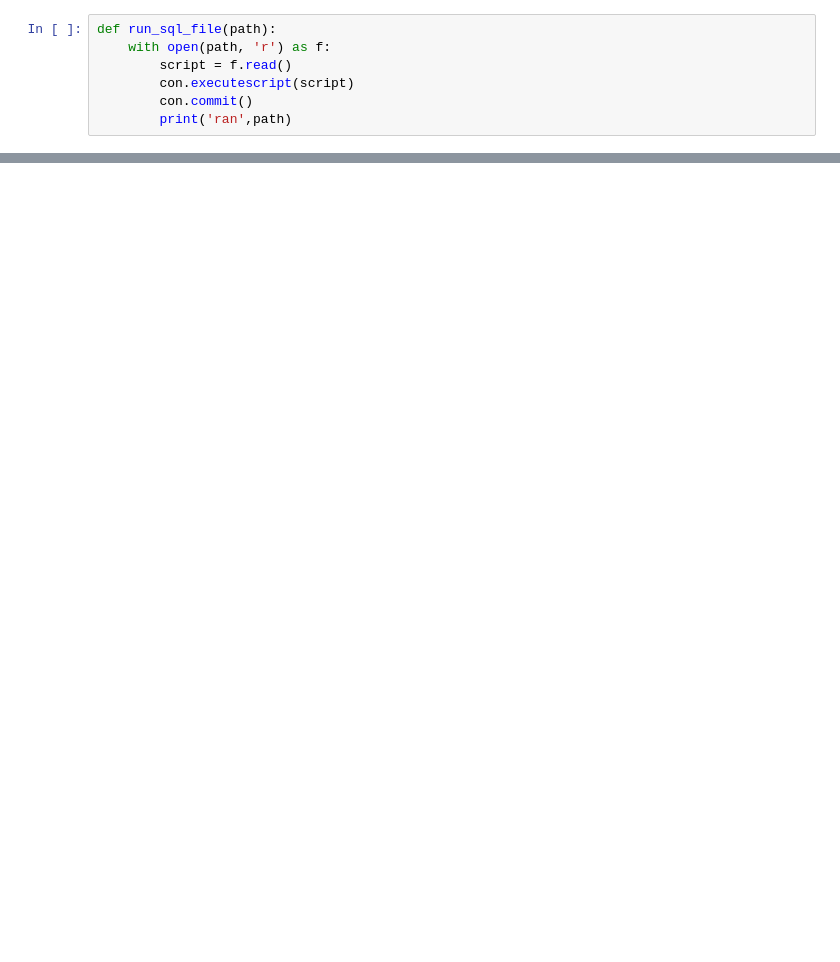
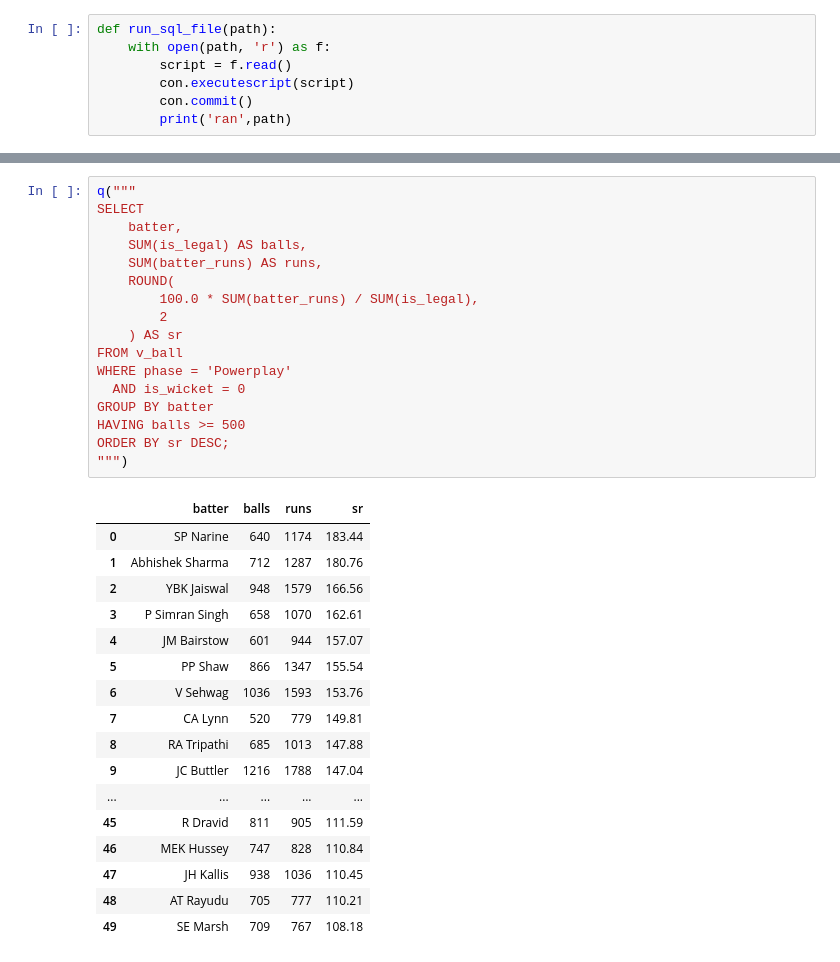
Before and after one commit to muhammedfazalbca25dbi-alt/IPL-ANALYTICS, a Jupyter notebook: notebooks/data analysis.ipynb, the cells around one changed output, grey strips where cells are left out. Saved outputs shown, nothing was run; the diff lists cells and outputs as text; blank space fills up the shorter version.

```diff
--- a/notebooks/data analysis.ipynb
+++ b/notebooks/data analysis.ipynb
@@ -599,0 +1313,35 @@ order by wins desc;
+# %%
+q("""
+SELECT
+    batter,
+    SUM(is_legal) AS balls,
+    SUM(batter_runs) AS runs,
+    ROUND(
+        100.0 * SUM(batter_runs) / SUM(is_legal),
+        2
+    ) AS sr
+FROM v_ball
+WHERE phase = 'Powerplay'
+  AND is_wicket = 0
+GROUP BY batter
+HAVING balls >= 500
+ORDER BY sr DESC;
+""")
+# %% [output]
+|  | batter | balls | runs | sr |
+| 0 | SP Narine | 640 | 1174 | 183.44 |
+| 1 | Abhishek Sharma | 712 | 1287 | 180.76 |
+| 2 | YBK Jaiswal | 948 | 1579 | 166.56 |
+| 3 | P Simran Singh | 658 | 1070 | 162.61 |
+| 4 | JM Bairstow | 601 | 944 | 157.07 |
+| 5 | PP Shaw | 866 | 1347 | 155.54 |
+| 6 | V Sehwag | 1036 | 1593 | 153.76 |
+| 7 | CA Lynn | 520 | 779 | 149.81 |
+| 8 | RA Tripathi | 685 | 1013 | 147.88 |
+| 9 | JC Buttler | 1216 | 1788 | 147.04 |
+| ... | ... | ... | ... | ... |
+| 45 | R Dravid | 811 | 905 | 111.59 |
+| 46 | MEK Hussey | 747 | 828 | 110.84 |
+| 47 | JH Kallis | 938 | 1036 | 110.45 |
+| 48 | AT Rayudu | 705 | 777 | 110.21 |
+| 49 | SE Marsh | 709 | 767 | 108.18 |
```
Also changed, not shown: parts of 65 cells of this notebook, 5 other files.
